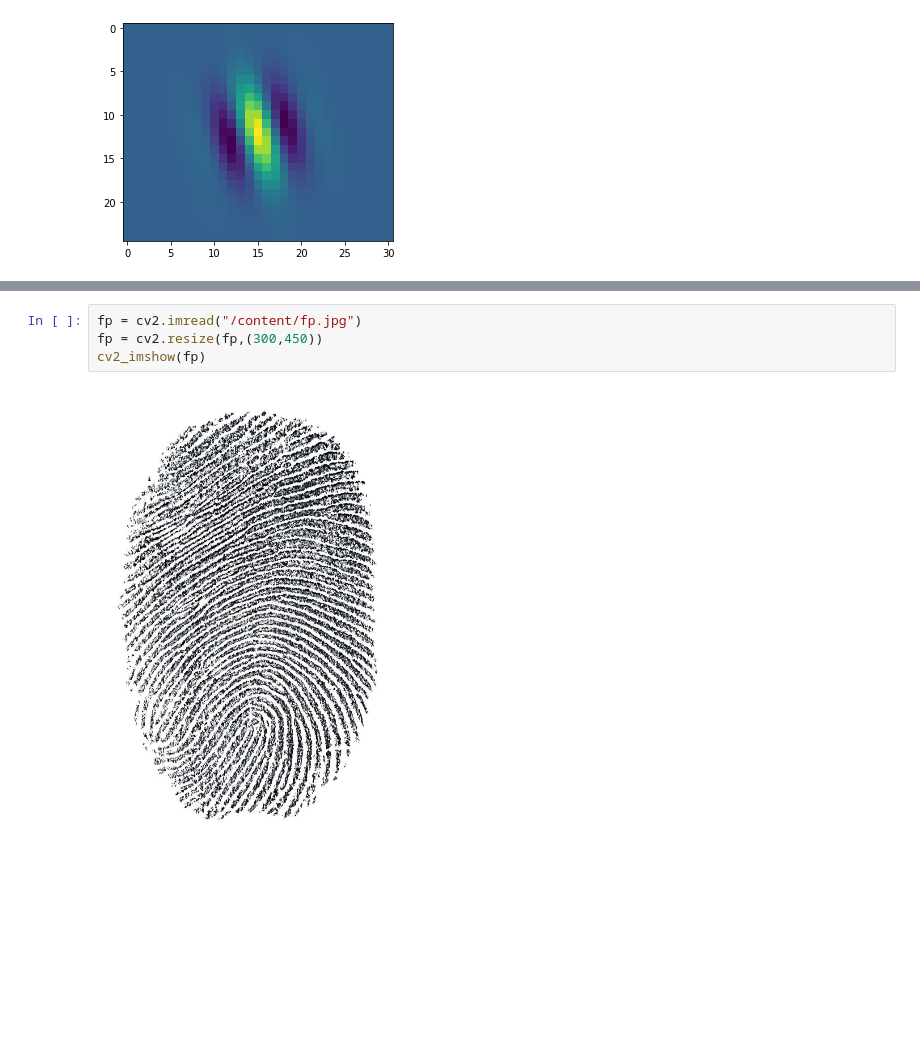
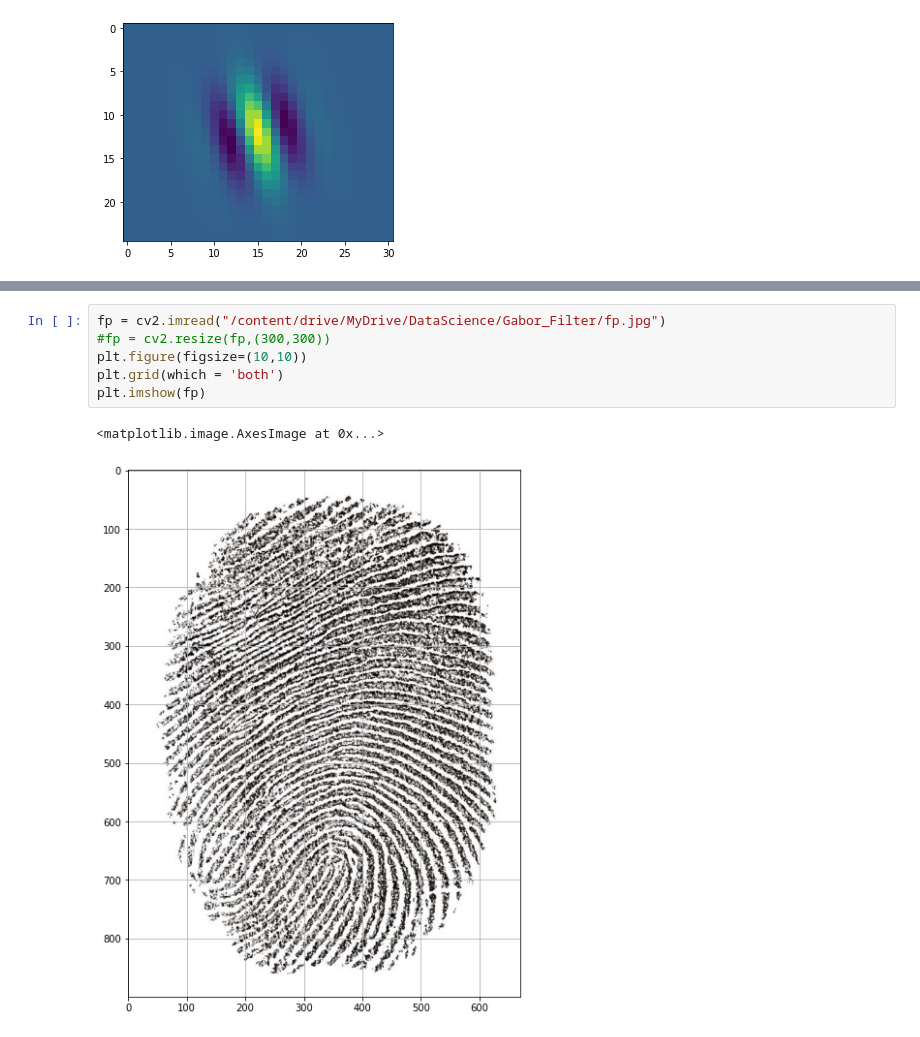
Before and after one commit to Nyamtulla/Gabor-Filter, a Jupyter notebook: Gabor_Filter.ipynb, the cells around one changed output, grey strips where cells are left out. Cells and saved outputs as stored; diff of their text form; blank space fills up the shorter version.

```diff
--- a/Gabor_Filter.ipynb
+++ b/Gabor_Filter.ipynb
@@ -44,6 +45,9 @@ NameError: ignored
 # %%
-fp = cv2.imread("/content/fp.jpg")
-fp = cv2.resize(fp,(300,450))
-cv2_imshow(fp)
+fp = cv2.imread("/content/drive/MyDrive/DataScience/Gabor_Filter/fp.jpg")
+#fp = cv2.resize(fp,(300,300))
+plt.figure(figsize=(10,10))
+plt.grid(which = 'both')
+plt.imshow(fp)
 # %% [output]
+<matplotlib.image.AxesImage at 0x...>
-[figure, old version]
+[figure, new version]
```
Also changed, not shown: parts of 5 cells of this notebook.
